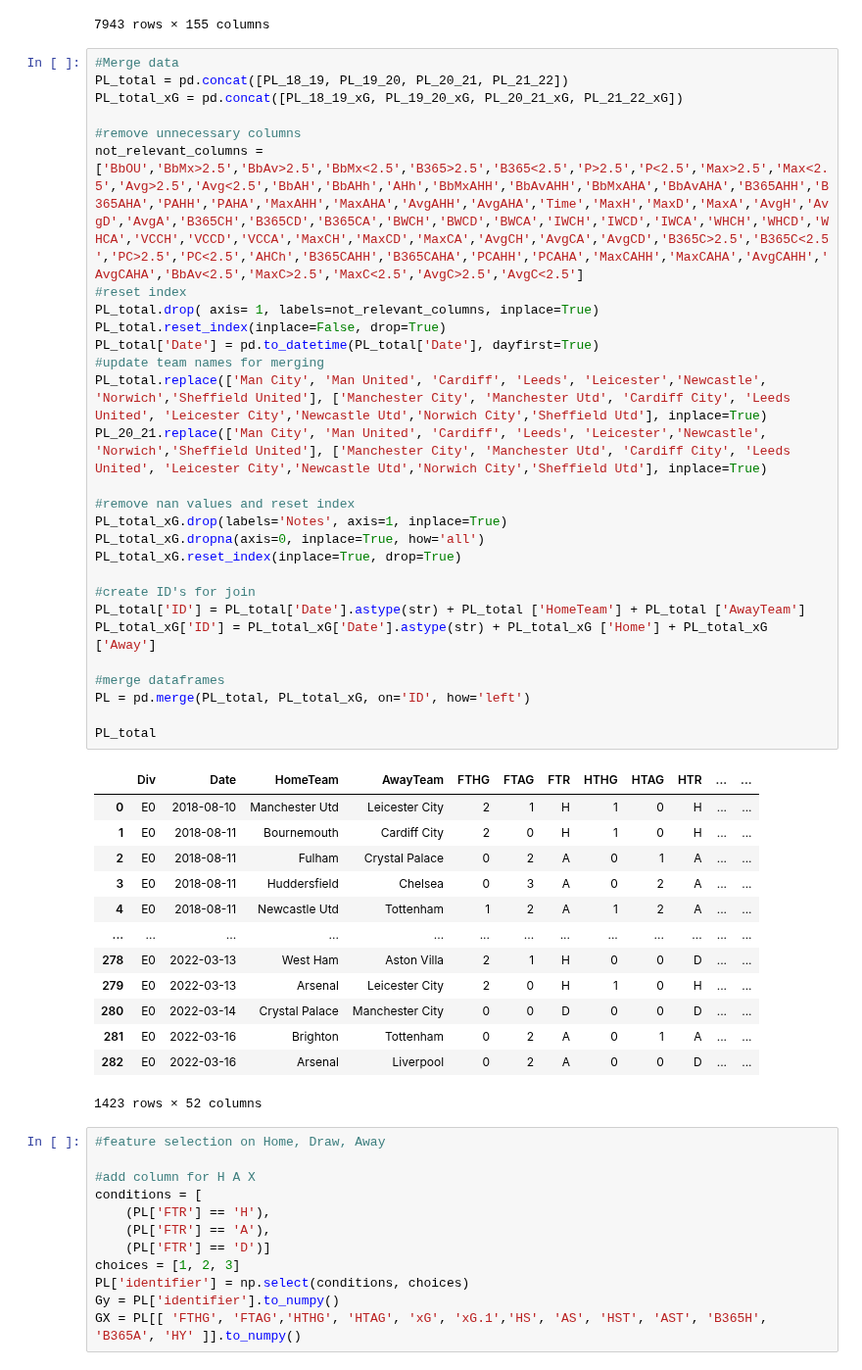
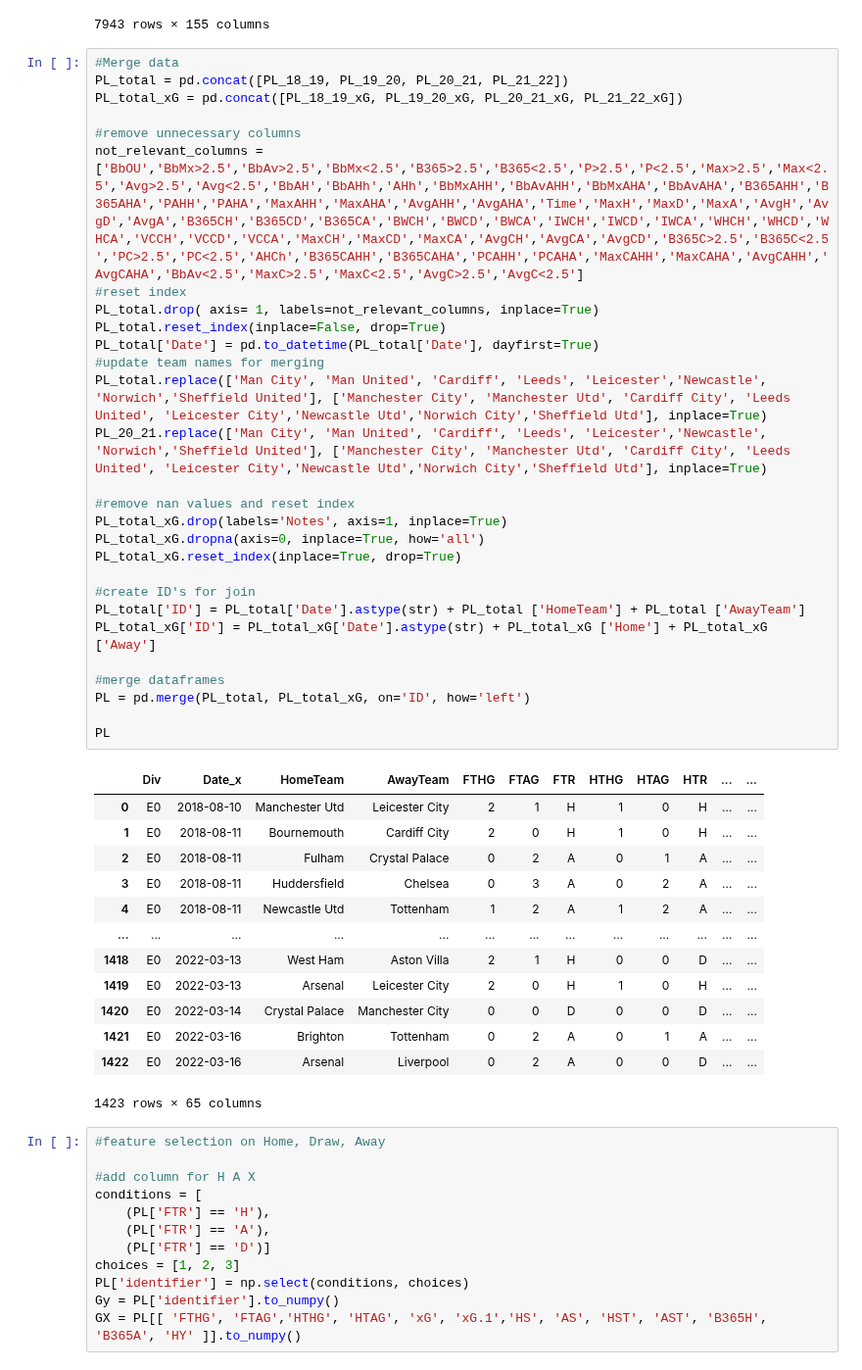
Before and after one commit to Giuliano99/Masterarbeit, a Jupyter notebook: Import Data.ipynb, the cells around one changed output. Shown at 98% size. Cells and saved outputs as stored; diff of their text form.

```diff
--- a/Import Data.ipynb
+++ b/Import Data.ipynb
@@ -45,45 +45,45 @@ lineups
 # %%
 #Merge data
 PL_total = pd.concat([PL_18_19, PL_19_20, PL_20_21, PL_21_22])
 PL_total_xG = pd.concat([PL_18_19_xG, PL_19_20_xG, PL_20_21_xG, PL_21_22_xG])
 
 #remove unnecessary columns
 not_relevant_columns = ['BbOU','BbMx>2.5','BbAv>2.5','BbMx<2.5','B365>2.5','B365<2.5','P>2.5','P<2.5','Max>2.5','Max<2.5','Avg>2.5','Avg<2.5','BbAH','BbAHh','AHh','BbMxAHH','BbAvAHH','BbMxAHA','BbAvAHA','B365AHH','B365AHA','PAHH','PAHA','MaxAHH','MaxAHA','AvgAHH','AvgAHA','Time','MaxH','MaxD','MaxA','AvgH','AvgD','AvgA','B365CH','B365CD','B365CA','BWCH','BWCD','BWCA','IWCH','IWCD','IWCA','WHCH','WHCD','WHCA','VCCH','VCCD','VCCA','MaxCH','MaxCD','MaxCA','AvgCH','AvgCA','AvgCD','B365C>2.5','B365C<2.5','PC>2.5','PC<2.5','AHCh','B365CAHH','B365CAHA','PCAHH','PCAHA','MaxCAHH','MaxCAHA','AvgCAHH','AvgCAHA','BbAv<2.5','MaxC>2.5','MaxC<2.5','AvgC>2.5','AvgC<2.5']
 #reset index
 PL_total.drop( axis= 1, labels=not_relevant_columns, inplace=True)
 PL_total.reset_index(inplace=False, drop=True)
 PL_total['Date'] = pd.to_datetime(PL_total['Date'], dayfirst=True)
 #update team names for merging
 PL_total.replace(['Man City', 'Man United', 'Cardiff', 'Leeds', 'Leicester','Newcastle', 'Norwich','Sheffield United'], ['Manchester City', 'Manchester Utd', 'Cardiff City', 'Leeds United', 'Leicester City','Newcastle Utd','Norwich City','Sheffield Utd'], inplace=True)
 PL_20_21.replace(['Man City', 'Man United', 'Cardiff', 'Leeds', 'Leicester','Newcastle', 'Norwich','Sheffield United'], ['Manchester City', 'Manchester Utd', 'Cardiff City', 'Leeds United', 'Leicester City','Newcastle Utd','Norwich City','Sheffield Utd'], inplace=True)
 
 #remove nan values and reset index
 PL_total_xG.drop(labels='Notes', axis=1, inplace=True)
 PL_total_xG.dropna(axis=0, inplace=True, how='all')
 PL_total_xG.reset_index(inplace=True, drop=True)
 
 #create ID's for join
 PL_total['ID'] = PL_total['Date'].astype(str) + PL_total ['HomeTeam'] + PL_total ['AwayTeam']
 PL_total_xG['ID'] = PL_total_xG['Date'].astype(str) + PL_total_xG ['Home'] + PL_total_xG ['Away']
 
 #merge dataframes
 PL = pd.merge(PL_total, PL_total_xG, on='ID', how='left')
 
-PL_total
+PL
 # %% [output]
-|  | Div | Date | HomeTeam | AwayTeam | FTHG | FTAG | FTR | HTHG | HTAG | HTR | ... | ... |
+|  | Div | Date_x | HomeTeam | AwayTeam | FTHG | FTAG | FTR | HTHG | HTAG | HTR | ... | ... |
 | 0 | E0 | 2018-08-10 | Manchester Utd | Leicester City | 2 | 1 | H | 1 | 0 | H | ... | ... |
 | 1 | E0 | 2018-08-11 | Bournemouth | Cardiff City | 2 | 0 | H | 1 | 0 | H | ... | ... |
 | 2 | E0 | 2018-08-11 | Fulham | Crystal Palace | 0 | 2 | A | 0 | 1 | A | ... | ... |
 | 3 | E0 | 2018-08-11 | Huddersfield | Chelsea | 0 | 3 | A | 0 | 2 | A | ... | ... |
 | 4 | E0 | 2018-08-11 | Newcastle Utd | Tottenham | 1 | 2 | A | 1 | 2 | A | ... | ... |
 | ... | ... | ... | ... | ... | ... | ... | ... | ... | ... | ... | ... | ... |
-| 278 | E0 | 2022-03-13 | West Ham | Aston Villa | 2 | 1 | H | 0 | 0 | D | ... | ... |
-| 279 | E0 | 2022-03-13 | Arsenal | Leicester City | 2 | 0 | H | 1 | 0 | H | ... | ... |
-| 280 | E0 | 2022-03-14 | Crystal Palace | Manchester City | 0 | 0 | D | 0 | 0 | D | ... | ... |
-| 281 | E0 | 2022-03-16 | Brighton | Tottenham | 0 | 2 | A | 0 | 1 | A | ... | ... |
-| 282 | E0 | 2022-03-16 | Arsenal | Liverpool | 0 | 2 | A | 0 | 0 | D | ... | ... |
+| 1418 | E0 | 2022-03-13 | West Ham | Aston Villa | 2 | 1 | H | 0 | 0 | D | ... | ... |
+| 1419 | E0 | 2022-03-13 | Arsenal | Leicester City | 2 | 0 | H | 1 | 0 | H | ... | ... |
+| 1420 | E0 | 2022-03-14 | Crystal Palace | Manchester City | 0 | 0 | D | 0 | 0 | D | ... | ... |
+| 1421 | E0 | 2022-03-16 | Brighton | Tottenham | 0 | 2 | A | 0 | 1 | A | ... | ... |
+| 1422 | E0 | 2022-03-16 | Arsenal | Liverpool | 0 | 2 | A | 0 | 0 | D | ... | ... |
-1423 rows × 52 columns
+1423 rows × 65 columns
 # %%
 #feature selection on Home, Draw, Away
 
```
Also changed, not shown: parts of 1 cell of this notebook, 9 other files.
